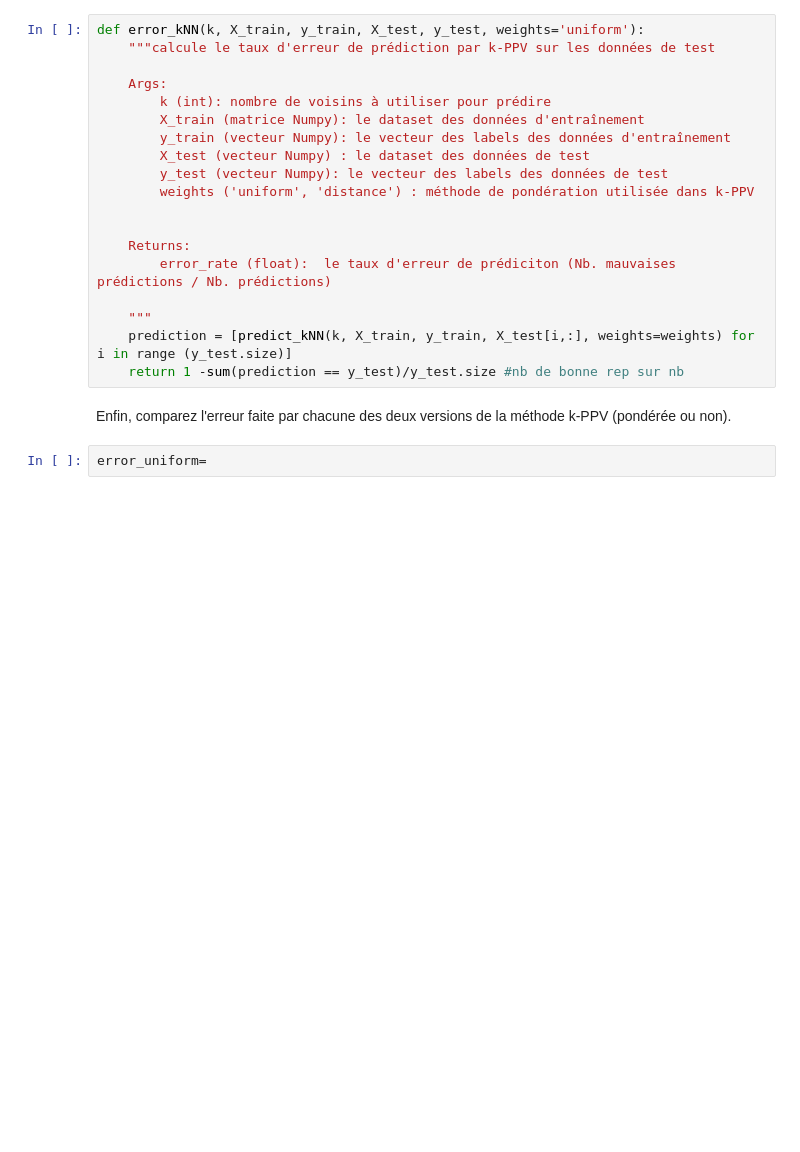
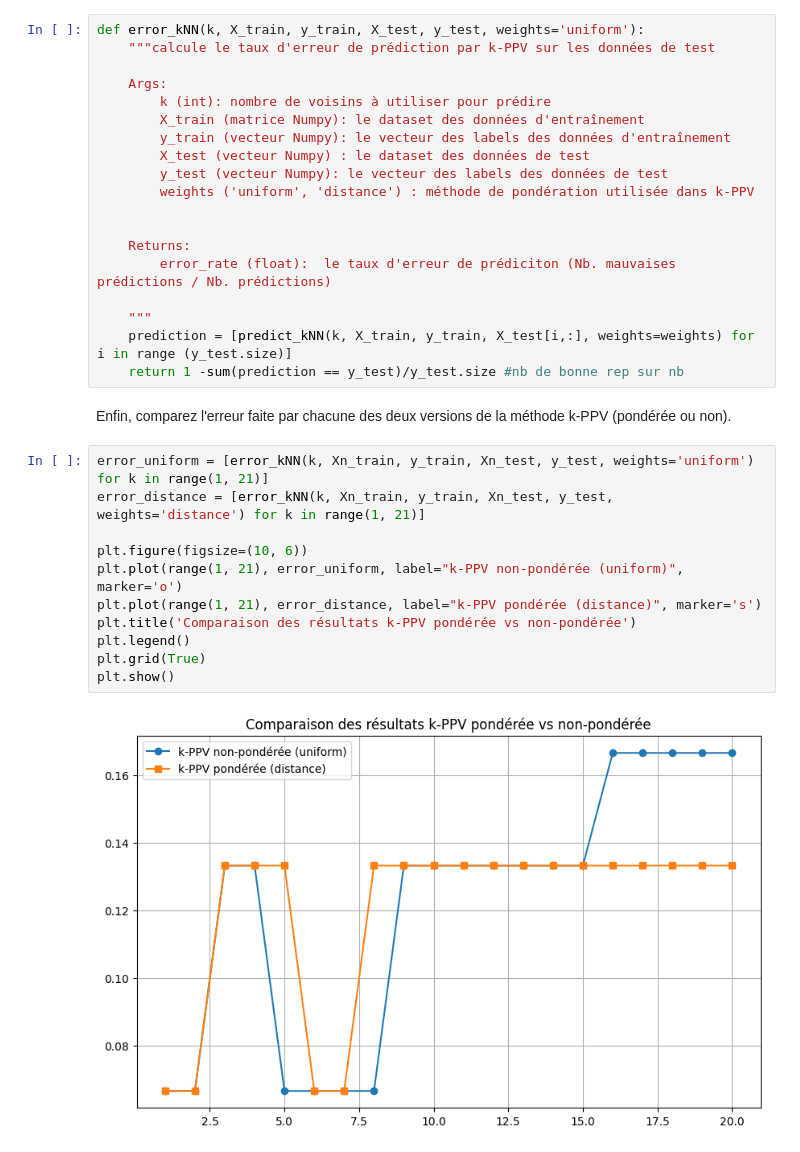
Before and after one commit to Asminouch/Semestre4_2026, a Jupyter notebook: opti/TP4 - Classer avec la méthode des k-Plus Proches Voisins-20260304/TP4_kNN.ipynb, the cells around one changed output. Drawn from its saved outputs; the diff is of its cells as text; blank space fills up the shorter version.

```diff
--- a/opti/TP4 - Classer avec la méthode des k-Plus Proches Voisins-20260304/TP4_kNN.ipynb
+++ b/opti/TP4 - Classer avec la méthode des k-Plus Proches Voisins-20260304/TP4_kNN.ipynb
@@ -305,4 +304,15 @@ def error_kNN(k, X_train, y_train, X_test, y_test, weights='uniform'):
 # %% [markdown]
 Enfin, comparez l'erreur faite par chacune des deux versions de la méthode k-PPV (pondérée ou non).
 # %%
-error_uniform=
+error_uniform = [error_kNN(k, Xn_train, y_train, Xn_test, y_test, weights='uniform') for k in range(1, 21)]
+error_distance = [error_kNN(k, Xn_train, y_train, Xn_test, y_test, weights='distance') for k in range(1, 21)]
+
+plt.figure(figsize=(10, 6))
+plt.plot(range(1, 21), error_uniform, label="k-PPV non-pondérée (uniform)", marker='o')
+plt.plot(range(1, 21), error_distance, label="k-PPV pondérée (distance)", marker='s')
+plt.title('Comparaison des résultats k-PPV pondérée vs non-pondérée')
+plt.legend()
+plt.grid(True)
+plt.show()
+# %% [output]
+[figure, added]
```
Also changed, not shown: parts of 5 cells of this notebook.
